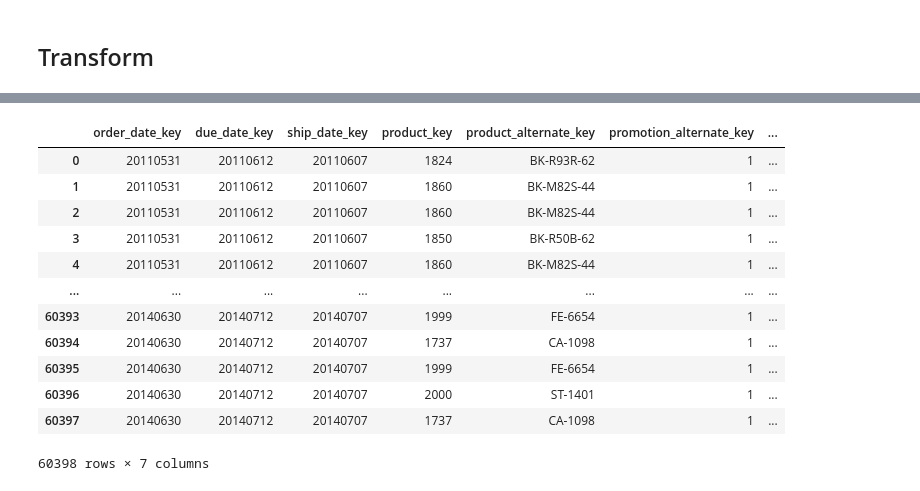
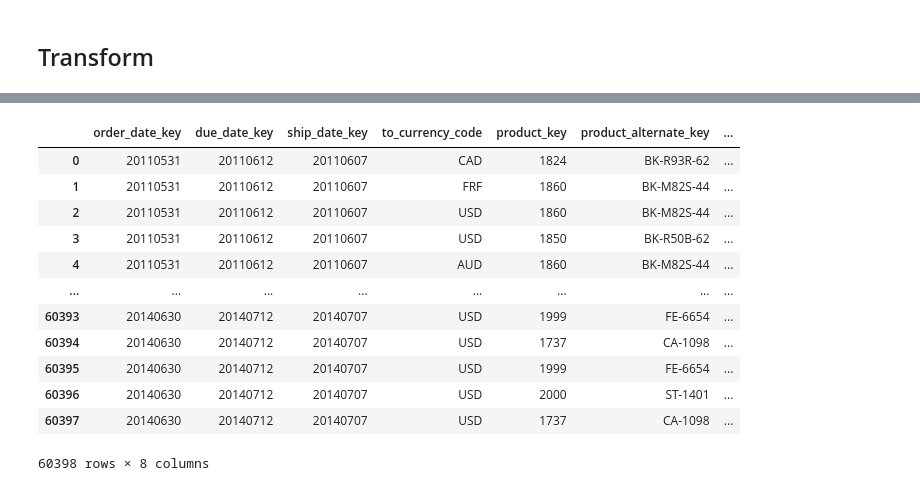
Before and after one commit to andresmg42/AdventureWorks2022ETL, a Jupyter notebook: notebooks/etl_fact_internet_sales.ipynb, the cells around one changed output, grey strips where cells are left out. Saved outputs shown, nothing was run; the diff lists cells and outputs as text; code cells hidden in the pictures.

Commit message:
currency_key implemented in fact_internet_sales

```diff
--- a/notebooks/etl_fact_internet_sales.ipynb
+++ b/notebooks/etl_fact_internet_sales.ipynb
@@ -11,12 +11,14 @@ co_oltp,etl_conn,etl_conn_or=connect(SCHEMA)
 ## Extract
 # %%
 fact_internet_sales=pd.read_sql("""
-SELECT  p.product_number, sh.order_date, sh.due_date, sh.ship_date
+SELECT  p.product_number, sh.order_date, sh.due_date, sh.ship_date,COALESCE(cr.to_currency_code, 'USD') AS to_currency_code
 FROM sales.sales_order_header as sh
 JOIN sales.sales_order_detail as so
 ON sh.sales_order_id=so.sales_order_id
 JOIN production.product as p
 ON so.product_id=p.product_id
+LEFT JOIN sales.currency_rate as cr
+ON sh.currency_rate_id=cr.currency_rate_id
 WHERE sh.online_order_flag=true
 
  """,co_oltp)
@@ -130,20 +132,23 @@ fact_internet_sales['ship_date']=fact_internet_sales['ship_date'].dt.strftime('%
 # %%
 #rename the columns to propper name in olap database
 
-fact_internet_sales.rename(columns={'order_date':'order_date_key','due_date':'due_date_key','ship_date':'ship_date_key'},inplace=True)
+fact_internet_sales.rename(columns={'order_date':'order_date_key',
+                                    'due_date':'due_date_key',
+                                    'ship_date':'ship_date_key',
+                                    },inplace=True)
 
 fact_internet_sales
 # %% [output]
-|  | order_date_key | due_date_key | ship_date_key | product_key | product_alternate_key | promotion_alternate_key | ... |
-| 0 | 20110531 | 20110612 | 20110607 | 1824 | BK-R93R-62 | 1 | ... |
-| 1 | 20110531 | 20110612 | 20110607 | 1860 | BK-M82S-44 | 1 | ... |
-| 2 | 20110531 | 20110612 | 20110607 | 1860 | BK-M82S-44 | 1 | ... |
-| 3 | 20110531 | 20110612 | 20110607 | 1850 | BK-R50B-62 | 1 | ... |
-| 4 | 20110531 | 20110612 | 20110607 | 1860 | BK-M82S-44 | 1 | ... |
+|  | order_date_key | due_date_key | ship_date_key | to_currency_code | product_key | product_alternate_key | ... |
+| 0 | 20110531 | 20110612 | 20110607 | CAD | 1824 | BK-R93R-62 | ... |
+| 1 | 20110531 | 20110612 | 20110607 | FRF | 1860 | BK-M82S-44 | ... |
+| 2 | 20110531 | 20110612 | 20110607 | USD | 1860 | BK-M82S-44 | ... |
+| 3 | 20110531 | 20110612 | 20110607 | USD | 1850 | BK-R50B-62 | ... |
+| 4 | 20110531 | 20110612 | 20110607 | AUD | 1860 | BK-M82S-44 | ... |
 | ... | ... | ... | ... | ... | ... | ... | ... |
-| 60393 | 20140630 | 20140712 | 20140707 | 1999 | FE-6654 | 1 | ... |
-| 60394 | 20140630 | 20140712 | 20140707 | 1737 | CA-1098 | 1 | ... |
-| 60395 | 20140630 | 20140712 | 20140707 | 1999 | FE-6654 | 1 | ... |
-| 60396 | 20140630 | 20140712 | 20140707 | 2000 | ST-1401 | 1 | ... |
-| 60397 | 20140630 | 20140712 | 20140707 | 1737 | CA-1098 | 1 | ... |
+| 60393 | 20140630 | 20140712 | 20140707 | USD | 1999 | FE-6654 | ... |
+| 60394 | 20140630 | 20140712 | 20140707 | USD | 1737 | CA-1098 | ... |
+| 60395 | 20140630 | 20140712 | 20140707 | USD | 1999 | FE-6654 | ... |
+| 60396 | 20140630 | 20140712 | 20140707 | USD | 2000 | ST-1401 | ... |
+| 60397 | 20140630 | 20140712 | 20140707 | USD | 1737 | CA-1098 | ... |
-60398 rows × 7 columns
+60398 rows × 8 columns
```
Also changed, not shown: parts of 4 cells of this notebook, 1 other file.
